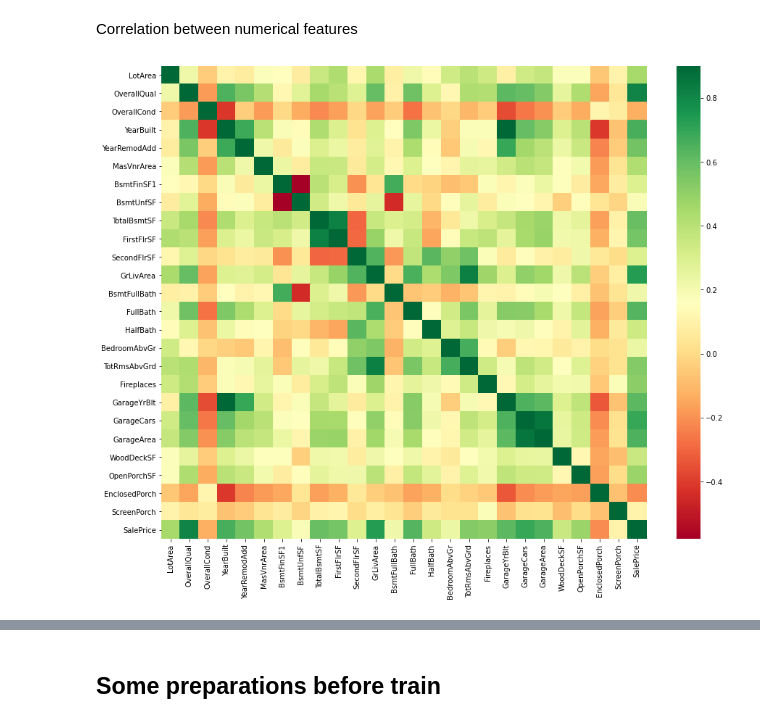
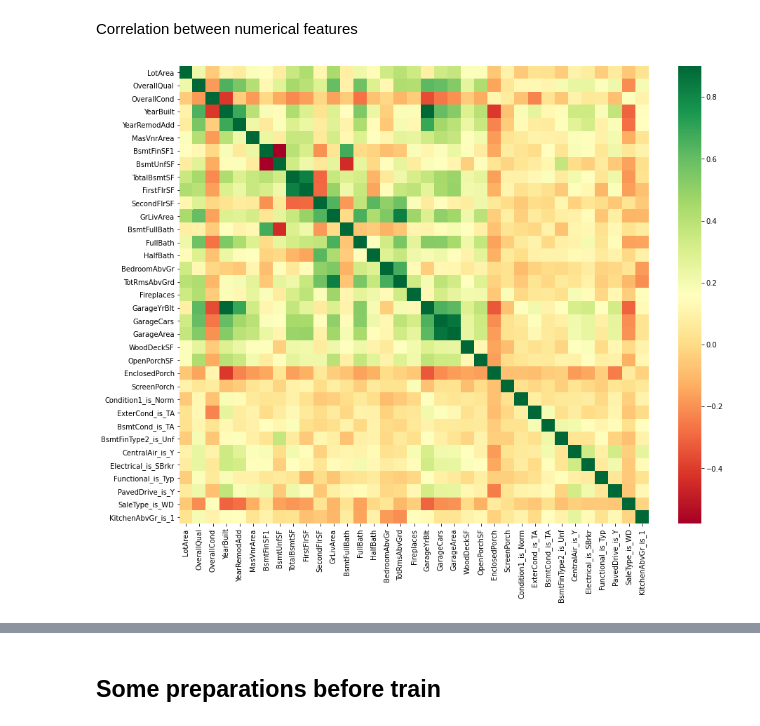
Before and after one commit to Ilshat-Akhmetov/House_Prices_Kaggle_Competition, a Jupyter notebook: House_Prices_Kaggle_Competition.ipynb, the cells around one changed output, grey strips where cells are left out. Saved outputs shown, nothing was run; the diff lists cells and outputs as text; code cells hidden in the pictures.

```diff
--- a/House_Prices_Kaggle_Competition.ipynb
+++ b/House_Prices_Kaggle_Competition.ipynb
@@ -477,11 +325,12 @@ bin_cols
 # %%
 corr_for_SalePrice = {}
-non_obj_cols = get_num_features_for_train(df_for_learning_no_missing)
+non_obj_cols = get_num_features_for_train(df_for_learning_no_const_feats)
 numeric_cols = [i for i in non_obj_cols if i not in bin_cols]
-for feature in df_for_learning_no_missing.select_dtypes(include=['int64','float64']).columns:
-    corr_for_SalePrice[feature] = spearmanr(df_for_learning_no_missing['SalePrice'],
-                                       df_for_learning_no_missing[feature])[0]
+num_cols = get_num_features_for_train(df_for_learning_no_const_feats)
+for feature in num_cols:
+    corr_for_SalePrice[feature] = spearmanr(df_for_learning_no_const_feats['SalePrice'],
+                                       df_for_learning_no_const_feats[feature])[0]
 corr_for_SalePrice = pd.DataFrame(data = corr_for_SalePrice.values(), index = corr_for_SalePrice.keys(), columns = ['Corr_Value'])
 
-corr_for_SalePrice.sort_values(by = 'Corr_Value', key = lambda x: np.abs(x),ascending = False, inplace = True)
-corr_for_SalePrice
+corr_for_SalePrice.sort_values(by = 'Corr_Value', key = lambda x: np.abs(x), ascending = False, inplace = True)
+#corr_for_SalePrice
@@ -506,6 +337,6 @@ corr_for_SalePrice
 # %%
 threshold = 0.1
-less_corr_features = corr_for_SalePrice.index[abs(corr_for_SalePrice["Corr_Value"]) < threshold]
-less_corr_features = list(less_corr_features)
-less_corr_features
+weak_corr_features = corr_for_SalePrice.index[abs(corr_for_SalePrice["Corr_Value"]) < threshold]
+weak_corr_features = list(weak_corr_features)
+weak_corr_features
 # %% [output]
@@ -515,5 +351,5 @@ Remove all features only a little bit correlated with the SalePrice column (let
 # %%
-df_for_learning_no_missing.drop(less_corr_features, axis = 1, inplace = True)
-df_for_test_no_missing.drop(less_corr_features, axis = 1, inplace = True)
+df_for_learning_no_const_feats.drop(weak_corr_features, axis = 1, inplace = True)
+df_for_test_no_const_feats.drop(weak_corr_features, axis = 1, inplace = True)
 # %% [markdown]
  for binary columns:
@@ -536,4 +373,5 @@ df_for_test_no_missing.drop(less_corr_features, axis = 1, inplace = True)
 # %%
-obj_features = df_for_learning_no_missing.select_dtypes(include=['object']).columns
-numerical_features = df_for_learning_no_missing.select_dtypes(include=['int64','float64']).columns
-binary_features = df_for_learning_no_missing.select_dtypes(include=['bool']).columns
+obj_features = df_for_learning_no_const_feats.select_dtypes(include=['object']).columns
+numerical_features = list(df_for_learning_no_const_feats.select_dtypes(include=['int64','float64']).columns)
+numerical_features.remove('SalePrice')
+binary_features = get_binary_columns(df_for_learning_no_const_feats)
@@ -553,8 +378,9 @@ ax1=sns.heatmap(corr_matrix,vmax = 0.9, annot = True);
 # %% [markdown]
 Correlation between numerical features
 # %%
+df_for_corr = df_for_learning_no_const_feats.copy()
 corr_matrix = df_for_corr[numerical_features].corr('spearman')
 f, ax1 = plt.subplots(figsize=(15,12))
 ax1=sns.heatmap(corr_matrix,vmax = 0.9, cmap="RdYlGn");
 # %% [output]
-[figure, old version]
+[figure, new version]
```
Also changed, not shown: parts of 86 cells of this notebook, 1 other file.
